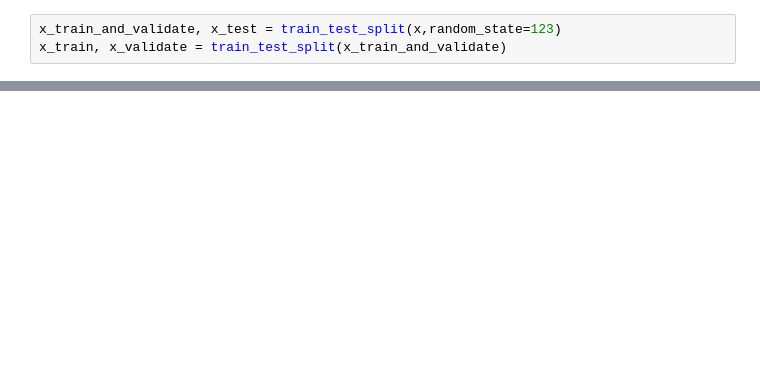
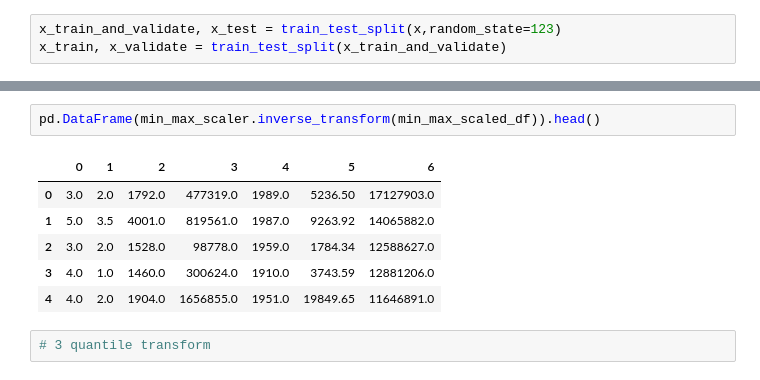
Before and after one commit to codyclonts/regression_exercises, a Jupyter notebook: scaling.ipynb, the cells around one changed output, grey strips where cells are left out. Cells and saved outputs as stored; diff of their text form; blank space fills up the shorter version.

```diff
--- a/scaling.ipynb
+++ b/scaling.ipynb
@@ -52,0 +188,11 @@ Text(0.5, 1.0, 'Scaled')
+# %%
+pd.DataFrame(min_max_scaler.inverse_transform(min_max_scaled_df)).head()
+# %% [output]
+|  | 0 | 1 | 2 | 3 | 4 | 5 | 6 |
+| 0 | 3.0 | 2.0 | 1792.0 | 477319.0 | 1989.0 | 5236.50 | 17127903.0 |
+| 1 | 5.0 | 3.5 | 4001.0 | 819561.0 | 1987.0 | 9263.92 | 14065882.0 |
+| 2 | 3.0 | 2.0 | 1528.0 | 98778.0 | 1959.0 | 1784.34 | 12588627.0 |
+| 3 | 4.0 | 1.0 | 1460.0 | 300624.0 | 1910.0 | 3743.59 | 12881206.0 |
+| 4 | 4.0 | 2.0 | 1904.0 | 1656855.0 | 1951.0 | 19849.65 | 11646891.0 |
+# %%
+# 3 quantile transform
```
Also changed, not shown: parts of 20 cells of this notebook, 1 other file.
